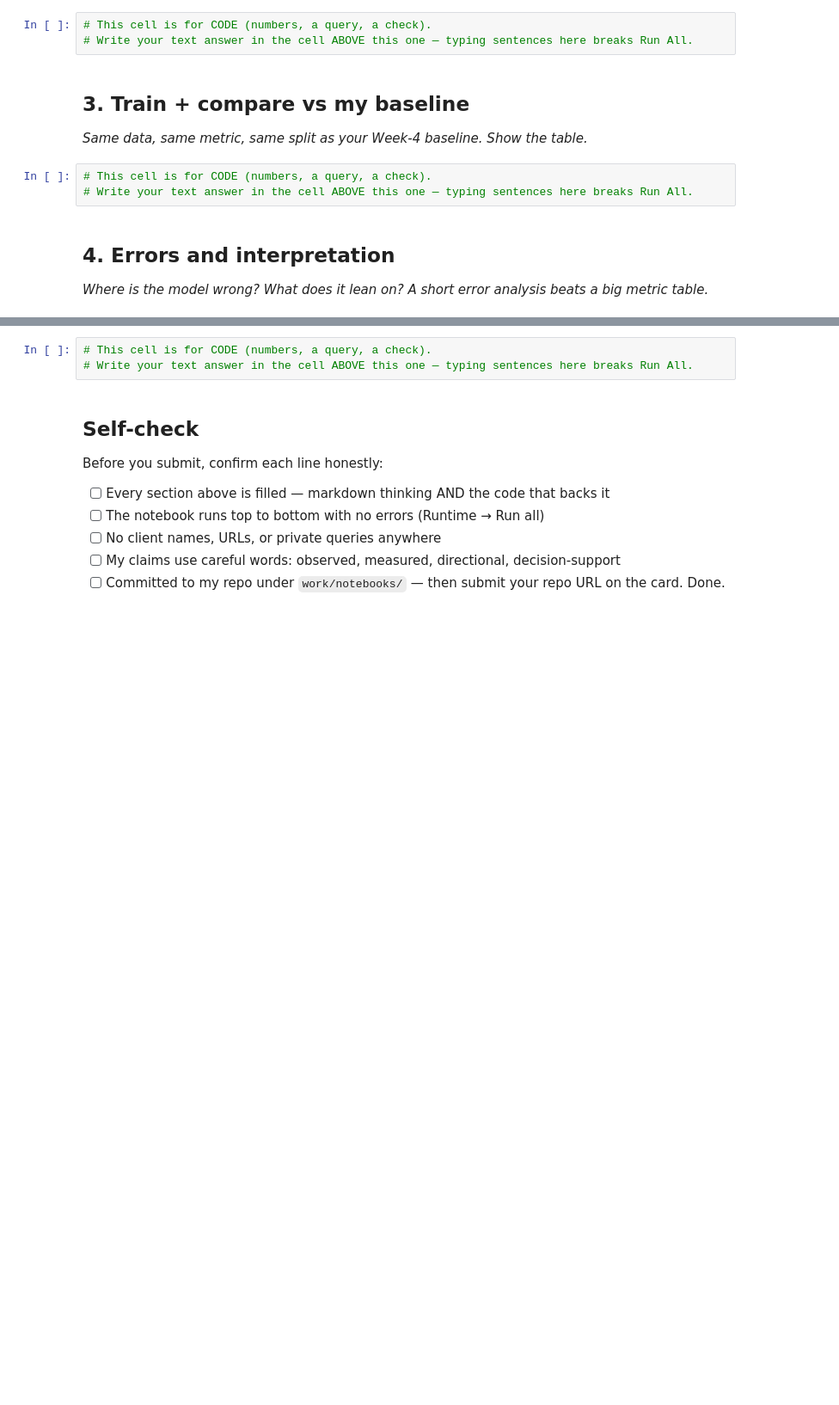
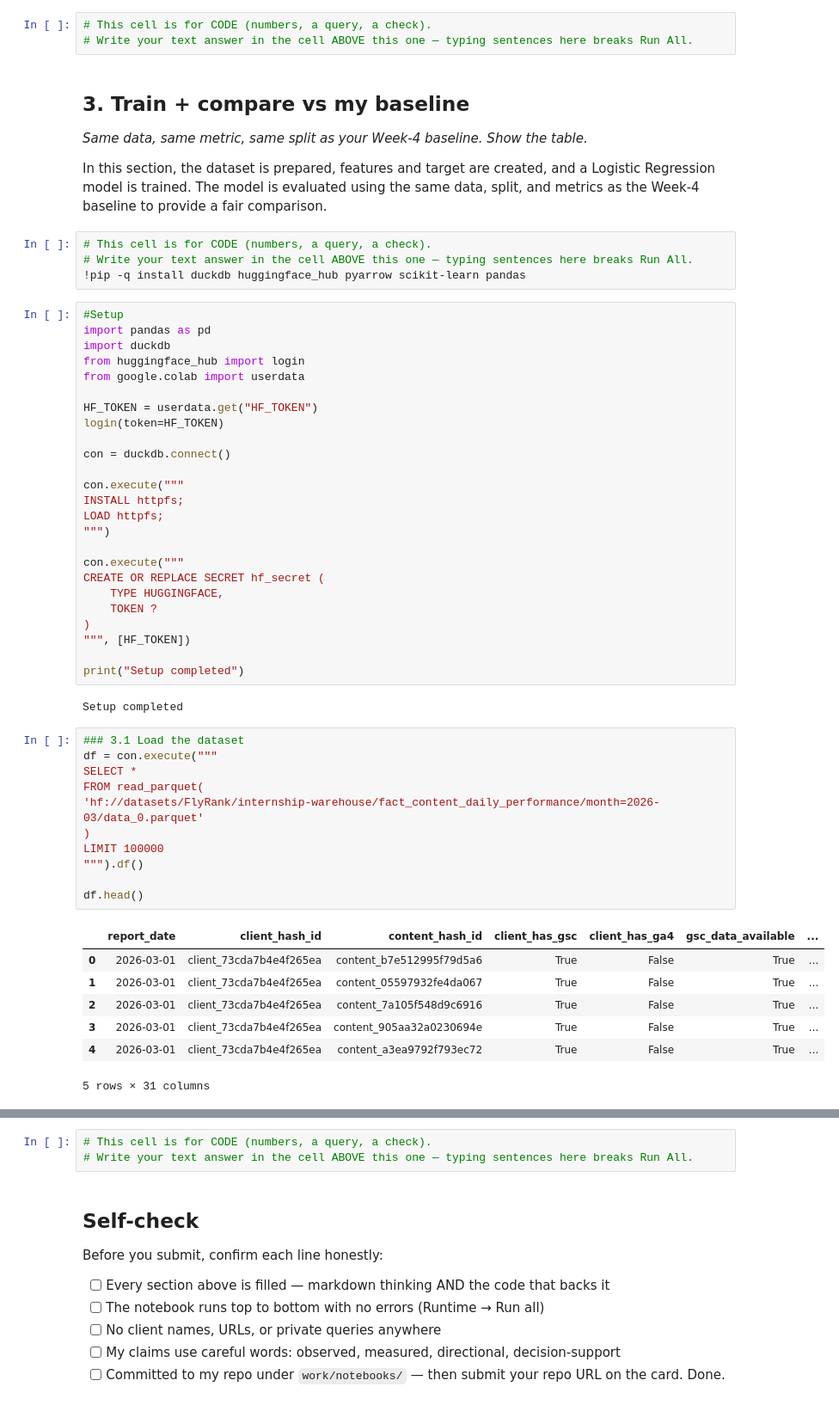
Before and after one commit to GauriKale1328/flyrank-assignment, a Jupyter notebook: work/notebooks/w05_model.ipynb, the cells around one changed output, grey strips where cells are left out. Shown at 86% size. Saved outputs shown, nothing was run; the diff lists cells and outputs as text; blank space fills up the shorter version.

```diff
--- a/work/notebooks/w05_model.ipynb
+++ b/work/notebooks/w05_model.ipynb
@@ -24,10 +32,55 @@ This skeleton is yours to fill. Work the sections **in order** — each one has
 ## 3. Train + compare vs my baseline
 
 *Same data, same metric, same split as your Week-4 baseline. Show the table.*
+
+In this section, the dataset is prepared, features and target are created, and a Logistic Regression model is trained. The model is evaluated using the same data, split, and metrics as the Week-4 baseline to provide a fair comparison.
 # %%
 # This cell is for CODE (numbers, a query, a check).
 # Write your text answer in the cell ABOVE this one — typing sentences here breaks Run All.
+!pip -q install duckdb huggingface_hub pyarrow scikit-learn pandas
-# %% [markdown]
-## 4. Errors and interpretation
-
-*Where is the model wrong? What does it lean on? A short error analysis beats a big metric table.*
+# %%
+#Setup
+import pandas as pd
+import duckdb
+from huggingface_hub import login
+from google.colab import userdata
+
+HF_TOKEN = userdata.get("HF_TOKEN")
+login(token=HF_TOKEN)
+
+con = duckdb.connect()
+
+con.execute("""
+INSTALL httpfs;
+LOAD httpfs;
+""")
+
+con.execute("""
+CREATE OR REPLACE SECRET hf_secret (
+    TYPE HUGGINGFACE,
+    TOKEN ?
+)
+""", [HF_TOKEN])
+
+print("Setup completed")
+# %% [output]
+Setup completed
+# %%
+### 3.1 Load the dataset
+df = con.execute("""
+SELECT *
+FROM read_parquet(
+'hf://datasets/FlyRank/internship-warehouse/fact_content_daily_performance/month=2026-03/data_0.parquet'
+)
+LIMIT 100000
+""").df()
+
+df.head()
+# %% [output]
+|  | report_date | client_hash_id | content_hash_id | client_has_gsc | client_has_ga4 | gsc_data_available | ... |
+| 0 | 2026-03-01 | client_73cda7b4e4f265ea | content_b7e512995f79d5a6 | True | False | True | ... |
+| 1 | 2026-03-01 | client_73cda7b4e4f265ea | content_05597932fe4da067 | True | False | True | ... |
+| 2 | 2026-03-01 | client_73cda7b4e4f265ea | content_7a105f548d9c6916 | True | False | True | ... |
+| 3 | 2026-03-01 | client_73cda7b4e4f265ea | content_905aa32a0230694e | True | False | True | ... |
+| 4 | 2026-03-01 | client_73cda7b4e4f265ea | content_a3ea9792f793ec72 | True | False | True | ... |
+5 rows × 31 columns
```
Also changed, not shown: parts of 11 cells of this notebook.
